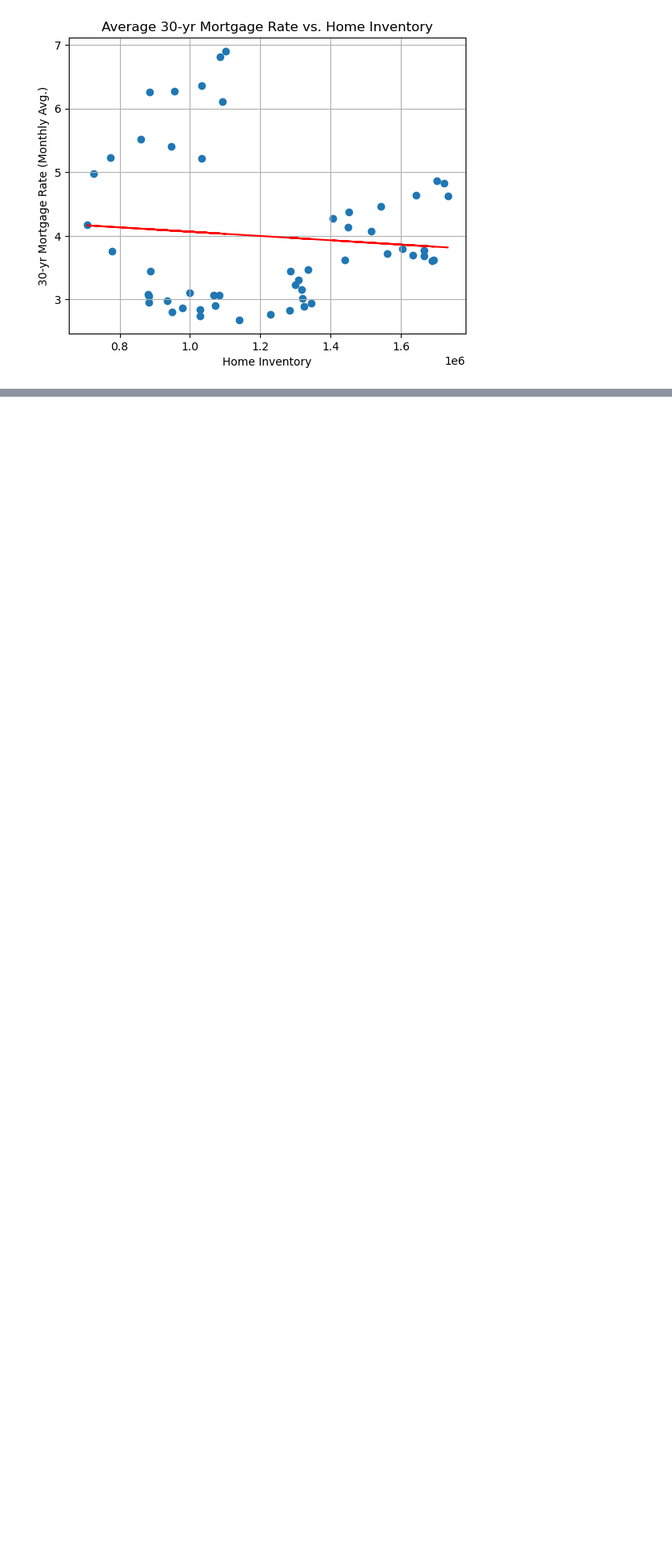
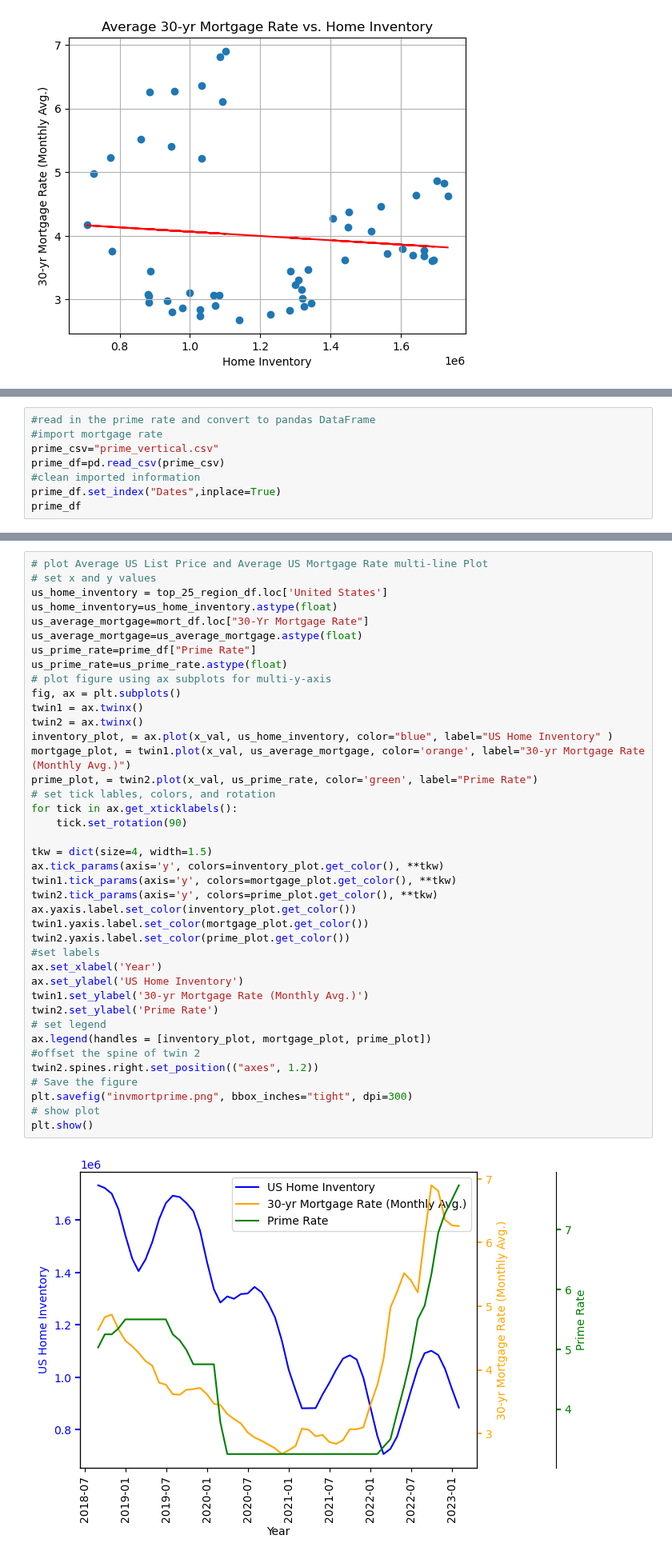
Before and after one commit to ceramicbull/Project-1-Repo, a Jupyter notebook: bens_analysis/For Sale Inventory.ipynb, the cells around one changed output, grey strips where cells are left out. Shown at 80% size. Drawn from its saved outputs; the diff is of its cells as text; blank space fills up the shorter version.

Commit message:
added proof of vertical line concept to For Sale Inventory notebook

```diff
--- a/bens_analysis/For Sale Inventory.ipynb
+++ b/bens_analysis/For Sale Inventory.ipynb
@@ -217,3 +210,11 @@ plt.savefig("invmort.png")
 plt.show()
 # %% [output]
 [figure]
+# %%
+#read in the prime rate and convert to pandas DataFrame
+#import mortgage rate
+prime_csv="prime_vertical.csv"
+prime_df=pd.read_csv(prime_csv)
+#clean imported information
+prime_df.set_index("Dates",inplace=True)
+prime_df
@@ -219,0 +240,42 @@ plt.show()
+# %%
+# plot Average US List Price and Average US Mortgage Rate multi-line Plot
+# set x and y values
+us_home_inventory = top_25_region_df.loc['United States']
+us_home_inventory=us_home_inventory.astype(float)
+us_average_mortgage=mort_df.loc["30-Yr Mortgage Rate"]
+us_average_mortgage=us_average_mortgage.astype(float)
+us_prime_rate=prime_df["Prime Rate"]
+us_prime_rate=us_prime_rate.astype(float)
+# plot figure using ax subplots for multi-y-axis
+fig, ax = plt.subplots()
+twin1 = ax.twinx()
+twin2 = ax.twinx()
+inventory_plot, = ax.plot(x_val, us_home_inventory, color="blue", label="US Home Inventory" )
+mortgage_plot, = twin1.plot(x_val, us_average_mortgage, color='orange', label="30-yr Mortgage Rate (Monthly Avg.)")
+prime_plot, = twin2.plot(x_val, us_prime_rate, color='green', label="Prime Rate")
+# set tick lables, colors, and rotation
+for tick in ax.get_xticklabels():
+    tick.set_rotation(90)
+
+tkw = dict(size=4, width=1.5)
+ax.tick_params(axis='y', colors=inventory_plot.get_color(), **tkw)
+twin1.tick_params(axis='y', colors=mortgage_plot.get_color(), **tkw)
+twin2.tick_params(axis='y', colors=prime_plot.get_color(), **tkw)
+ax.yaxis.label.set_color(inventory_plot.get_color())
+twin1.yaxis.label.set_color(mortgage_plot.get_color())
+twin2.yaxis.label.set_color(prime_plot.get_color())
+#set labels
+ax.set_xlabel('Year')
+ax.set_ylabel('US Home Inventory')
+twin1.set_ylabel('30-yr Mortgage Rate (Monthly Avg.)')
+twin2.set_ylabel('Prime Rate')
+# set legend
+ax.legend(handles = [inventory_plot, mortgage_plot, prime_plot])
+#offset the spine of twin 2
+twin2.spines.right.set_position(("axes", 1.2))
+# Save the figure
+plt.savefig("invmortprime.png", bbox_inches="tight", dpi=300)
+# show plot
+plt.show()
+# %% [output]
+[figure, added]
```
Also changed, not shown: parts of 6 cells of this notebook.
